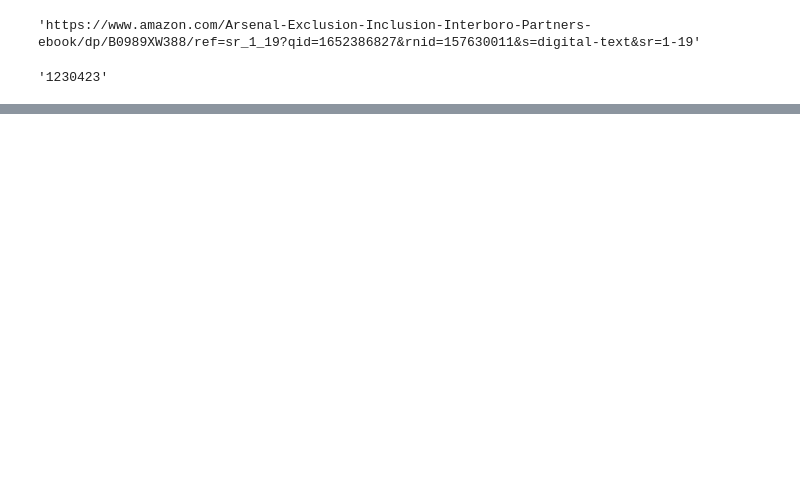
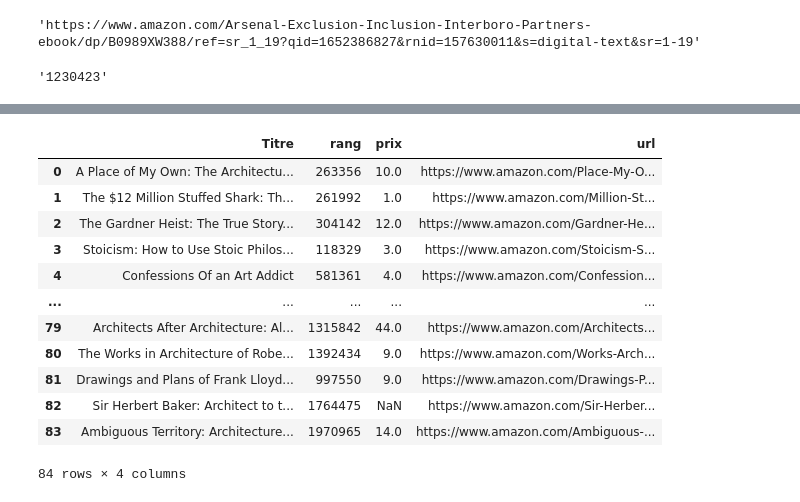
Before and after one commit to thomasgassin/kindle-scrapper, a Jupyter notebook: notebooks/NoteBook.ipynb, the cells around one changed output, grey strips where cells are left out. Saved outputs shown, nothing was run; the diff lists cells and outputs as text; code cells hidden in the pictures; blank space fills up the shorter version.

```diff
--- a/notebooks/NoteBook.ipynb
+++ b/notebooks/NoteBook.ipynb
@@ -165,0 +189,18 @@ url_pour_suivre ="https://www.amazon.com/s?i=digital-text&rh=n%3A157631011&fs=tr
+# %%
+data = pd.read_csv("results.csv")
+# %%
+data
+# %% [output]
+|  | Titre | rang | prix | url |
+| 0 | A Place of My Own: The Architectu... | 263356 | 10.0 | https://www.amazon.com/Place-My-O... |
+| 1 | The $12 Million Stuffed Shark: Th... | 261992 | 1.0 | https://www.amazon.com/Million-St... |
+| 2 | The Gardner Heist: The True Story... | 304142 | 12.0 | https://www.amazon.com/Gardner-He... |
+| 3 | Stoicism: How to Use Stoic Philos... | 118329 | 3.0 | https://www.amazon.com/Stoicism-S... |
+| 4 | Confessions Of an Art Addict | 581361 | 4.0 | https://www.amazon.com/Confession... |
+| ... | ... | ... | ... | ... |
+| 79 | Architects After Architecture: Al... | 1315842 | 44.0 | https://www.amazon.com/Architects... |
+| 80 | The Works in Architecture of Robe... | 1392434 | 9.0 | https://www.amazon.com/Works-Arch... |
+| 81 | Drawings and Plans of Frank Lloyd... | 997550 | 9.0 | https://www.amazon.com/Drawings-P... |
+| 82 | Sir Herbert Baker: Architect to t... | 1764475 | NaN | https://www.amazon.com/Sir-Herber... |
+| 83 | Ambiguous Territory: Architecture... | 1970965 | 14.0 | https://www.amazon.com/Ambiguous-... |
+84 rows × 4 columns
```
Also changed, not shown: parts of 18 cells of this notebook.
